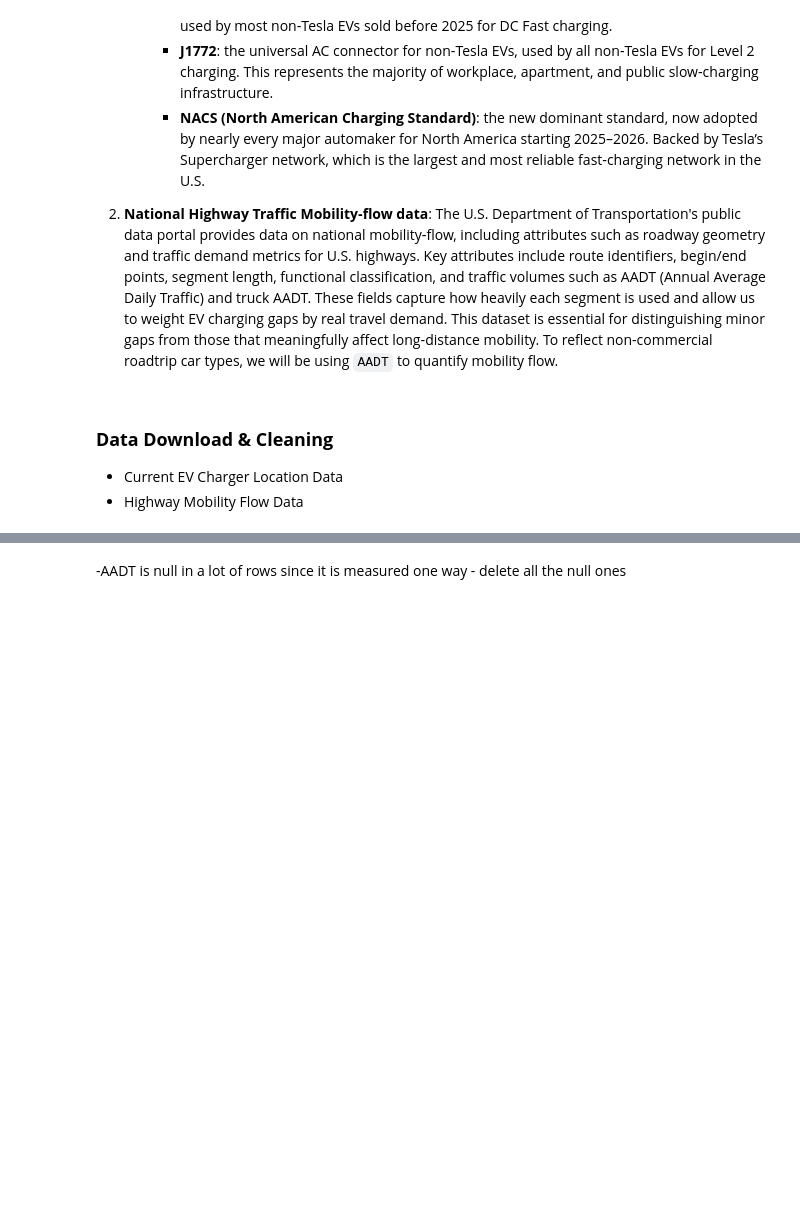
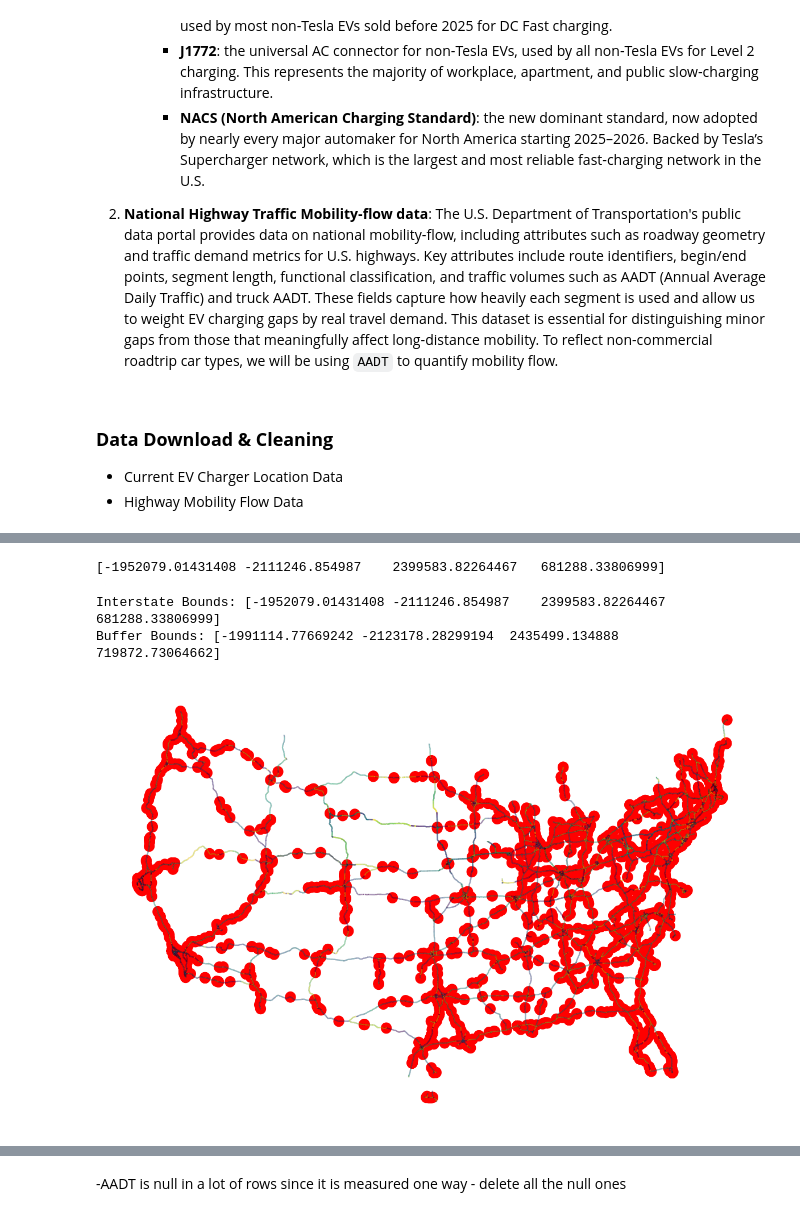
Before and after one commit to drewbarkman/ev-analysis, a Jupyter notebook: geog573_final.ipynb, the cells around one changed output, grey strips where cells are left out. Cells and saved outputs as stored; diff of their text form; code cells hidden in the pictures; blank space fills up the shorter version.

```diff
--- a/geog573_final.ipynb
+++ b/geog573_final.ipynb
@@ -53,0 +96,55 @@ ev_locations = pd.read_csv('USChargingLocations.csv')
+# %%
+# Buffering the interstate network by 1 mile to find chargers near interstates
+interstates_1_mile = interstates.to_crs('EPSG:9311').buffer(1609.344)   # 1609.344 m = 1 mi
+# merged_interstates_buffer = interstates_1_mile.union_all()
+# %%
+# Spatially joining chargers to those buffers to keep only chargers within 1 mile of an interstate
+chargers_by_interstate = gpd.sjoin(
+    us_chargers.to_crs('EPSG:9311'),
+    gpd.GeoDataFrame(geometry=interstates_1_mile),
+    how="inner",
+    predicate="intersects"
+).drop_duplicates(subset='ID')
+# %%
+# simplifying the interstate geometries for faster plotting
+interstates_simple = interstates.to_crs('EPSG:9311')
+interstates_simple['geometry'] = interstates_simple.simplify(500)
+interstates_simple = interstates_simple[interstates_simple.is_valid & ~interstates_simple.is_empty]
+# %%
+print(interstates_simple.total_bounds)
+# %% [output]
+[-1952079.01431408 -2111246.854987    2399583.82264467   681288.33806999]
+# %%
+fig, ax = plt.subplots(figsize=(15, 10))
+
+# Buffering chargers by 25 miles to visualize coverage zones
+charger_buffers = chargers_by_interstate.to_crs('EPSG:9311')
+charger_buffers = charger_buffers.buffer(1609.344 * 25)   # 1609.344 m = 1 mi
+
+charger_buffers = charger_buffers[charger_buffers.is_valid & ~charger_buffers.is_empty]
+
+print("Interstate Bounds:", interstates_simple.total_bounds)
+print("Buffer Bounds:", charger_buffers.total_bounds)
+
+# Plotting the simplified interstates + charger coverage buffers
+# Interstates colored by AADT (traffic volume)
+interstates_simple.plot(ax = ax,
+                        alpha = 0.5,
+                        column='aadt',
+                        cmap='viridis',
+                        legend=False)
+# Charger coverage zones in red
+charger_buffers.plot(ax = ax, color='red', markersize=0.5)
+
+#ax.set_xlim(-2500000, 2500000)
+#ax.set_ylim(-1500000, 1500000)
+ax.set_xlim(None)  # changed drew's boundaries
+ax.set_ylim(None) # changed drew's boundaries
+
+ax.set_aspect('auto')
+
+ax.set_axis_off()
+# %% [output]
+Interstate Bounds: [-1952079.01431408 -2111246.854987    2399583.82264467   681288.33806999]
+Buffer Bounds: [-1991114.77669242 -2123178.28299194  2435499.134888     719872.73064662]
+[figure, added]
```
Also changed, not shown: parts of 27 cells of this notebook, 1 other file.
